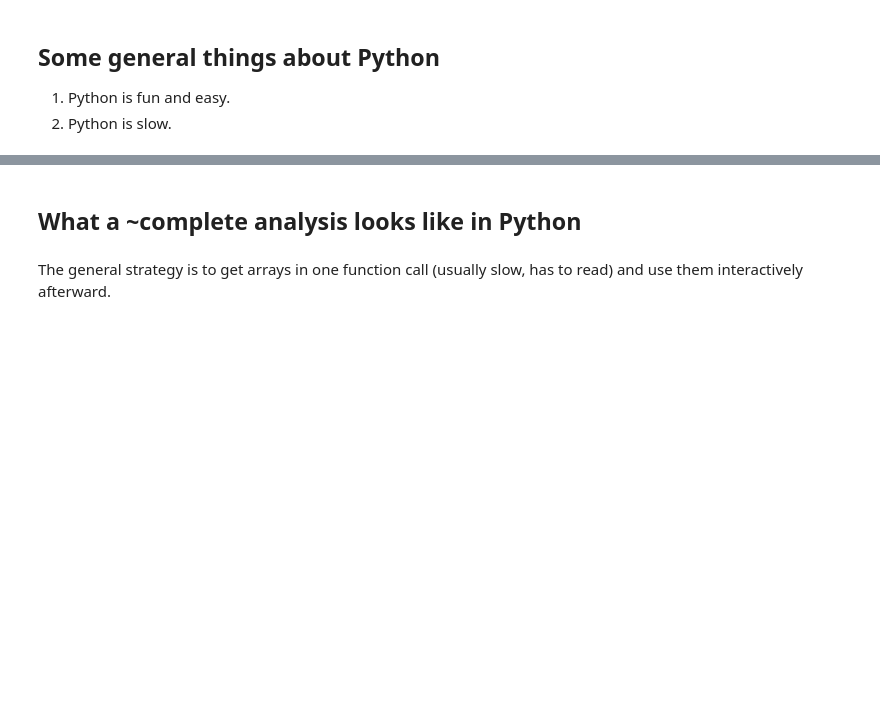
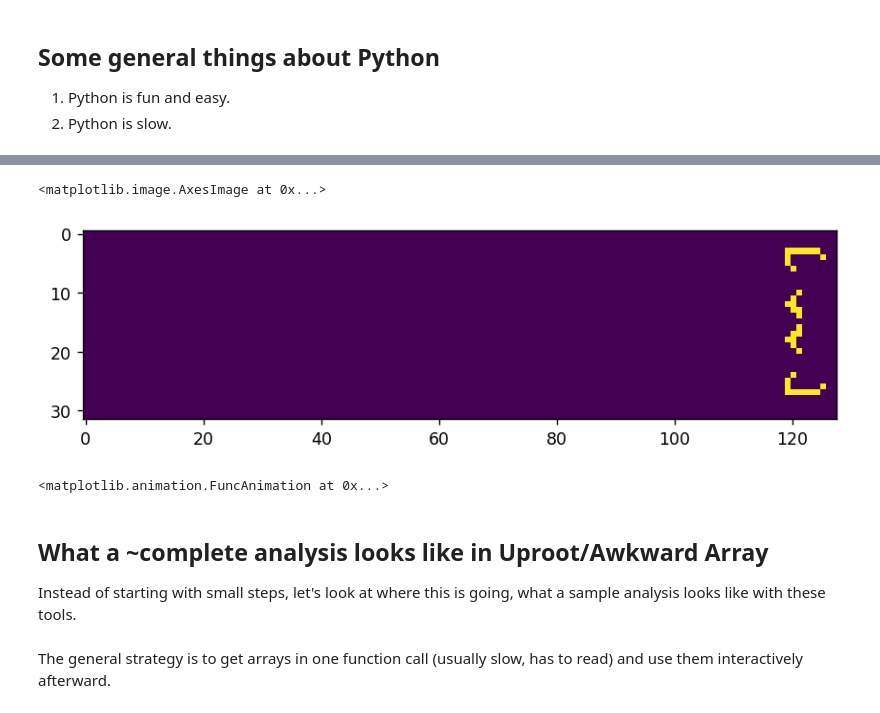
Before and after one commit to jpivarski-talks/2021-06-14-uproot-awkward-columnar-hats, a Jupyter notebook: 1-uproot.ipynb, the cells around one changed output, grey strips where cells are left out. Cells and saved outputs as stored; diff of their text form; code cells hidden in the pictures; blank space fills up the shorter version.

```diff
--- a/1-uproot.ipynb
+++ b/1-uproot.ipynb
@@ -40,0 +45,18 @@ You use Python about equally with C++, and primarily for analysis (not just mach
+# %%
+WIDTH = 128
+HEIGHT = 32
+
+def new_world():
+    world = [[0 for i in range(WIDTH)] for j in range(HEIGHT)]
+
+    for x, y in [
+        ( 4, 125), ( 3, 124), ( 3, 123), ( 3, 122), ( 3, 121), ( 3, 120), ( 3, 119), ( 4, 119), ( 5, 119), ( 6, 120),
+        (10, 121), (11, 120), (12, 119), (12, 120), (13, 120), (13, 121), (14, 121),
+        (20, 121), (19, 120), (18, 120), (18, 119), (17, 121), (17, 120), (16, 121),
+        (26, 125), (27, 124), (27, 123), (27, 122), (27, 121), (27, 120), (27, 119), (26, 119), (25, 119), (24, 120)
+    ]:
+        world[x][y] = 1
+
+    return world
+
+world = new_world()
@@ -41,5 +328,35 @@ You use Python about equally with C++, and primarily for analysis (not just mach
+# %%
+import matplotlib
+import matplotlib.pyplot as plt
+
+world = np.array(new_world())
+
+fig = plt.figure(figsize=(8.13, 2.97), dpi=125)
+plt.imshow(world)
+# %% [output]
+<matplotlib.image.AxesImage at 0x...>
+[figure, added]
+# %%
+matplotlib.rc("animation", html="jshtml")
+fig = plt.figure(figsize=(8.13, 2.97), dpi=125)
+
+plt.figure(1)
+graphic = plt.imshow(world)
+plt.close(1)
+
+def update(i):
+    global world, graphic
+    world = step_numba(world)
+    graphic.set_array(world)
+    return [graphic]
+
+matplotlib.animation.FuncAnimation(fig, update, frames=250, interval=50, blit=True)
+# %% [output]
+<matplotlib.animation.FuncAnimation at 0x...>
 # %% [markdown]
-## What a ~complete analysis looks like in Python
+## What a ~complete analysis looks like in Uproot/Awkward Array
+
+Instead of starting with small steps, let's look at where this is going, what a sample analysis looks like with these tools.
 # %%
 import matplotlib.pyplot as plt
 import numpy as np
```
Also changed, not shown: parts of 28 cells of this notebook, 2 other files.
